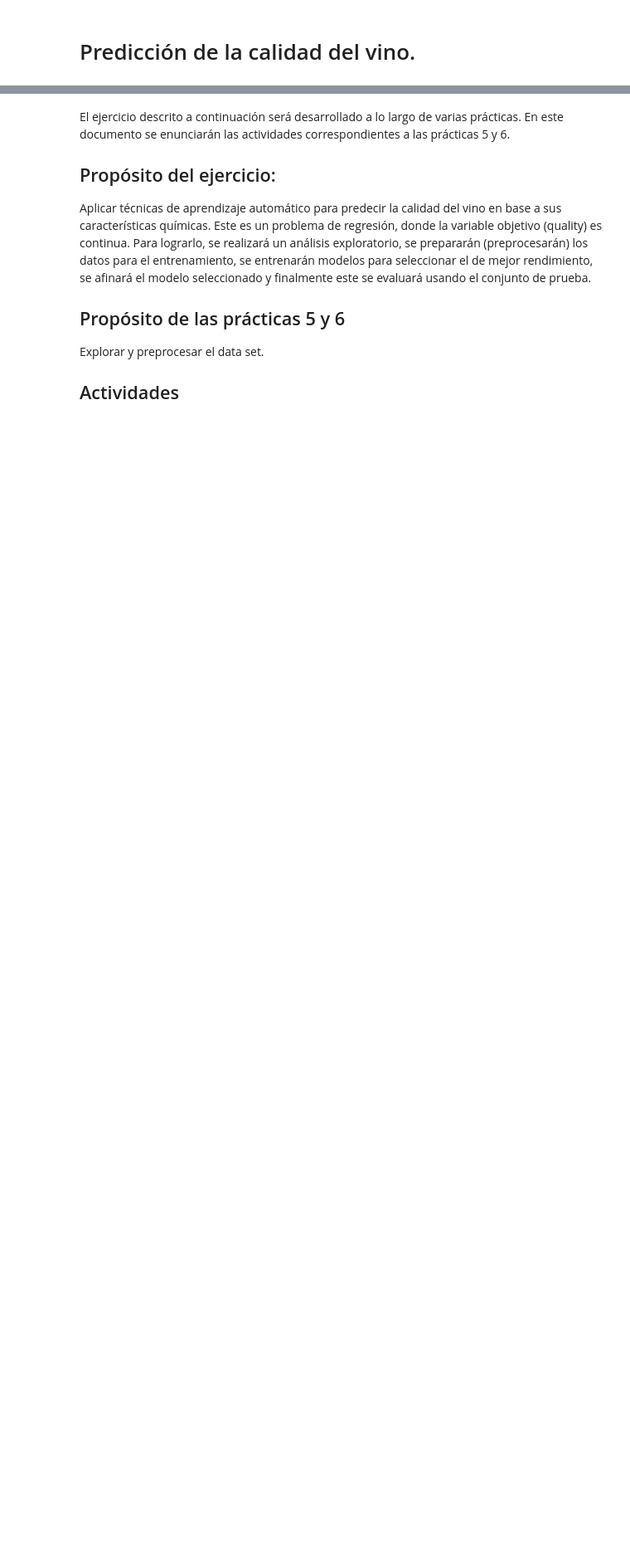
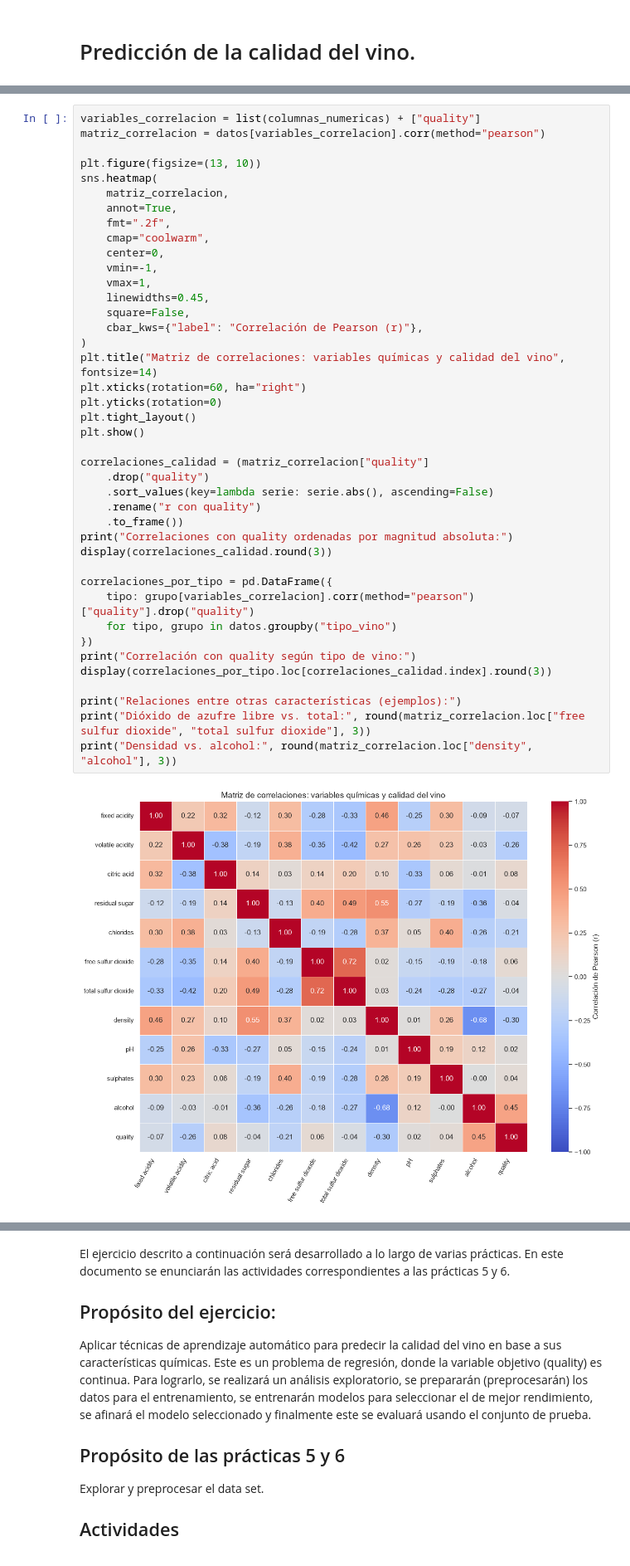
Before and after one commit to JB1302/Big-Data-G2, a Jupyter notebook: Tarea/Grupo2_SC707_Practica5-6_LN.ipynb, the cells around one changed output, grey strips where cells are left out. Shown at 83% size. Cells and saved outputs as stored; diff of their text form; blank space fills up the shorter version.

```diff
--- a/Tarea/Grupo2_SC707_Practica5-6_LN.ipynb
+++ b/Tarea/Grupo2_SC707_Practica5-6_LN.ipynb
@@ -6,0 +287,43 @@
+# %%
+variables_correlacion = list(columnas_numericas) + ["quality"]
+matriz_correlacion = datos[variables_correlacion].corr(method="pearson")
+
+plt.figure(figsize=(13, 10))
+sns.heatmap(
+    matriz_correlacion,
+    annot=True,
+    fmt=".2f",
+    cmap="coolwarm",
+    center=0,
+    vmin=-1,
+    vmax=1,
+    linewidths=0.45,
+    square=False,
+    cbar_kws={"label": "Correlación de Pearson (r)"},
+)
+plt.title("Matriz de correlaciones: variables químicas y calidad del vino", fontsize=14)
+plt.xticks(rotation=60, ha="right")
+plt.yticks(rotation=0)
+plt.tight_layout()
+plt.show()
+
+correlaciones_calidad = (matriz_correlacion["quality"]
+    .drop("quality")
+    .sort_values(key=lambda serie: serie.abs(), ascending=False)
+    .rename("r con quality")
+    .to_frame())
+print("Correlaciones con quality ordenadas por magnitud absoluta:")
+display(correlaciones_calidad.round(3))
+
+correlaciones_por_tipo = pd.DataFrame({
+    tipo: grupo[variables_correlacion].corr(method="pearson")["quality"].drop("quality")
+    for tipo, grupo in datos.groupby("tipo_vino")
+})
+print("Correlación con quality según tipo de vino:")
+display(correlaciones_por_tipo.loc[correlaciones_calidad.index].round(3))
+
+print("Relaciones entre otras características (ejemplos):")
+print("Dióxido de azufre libre vs. total:", round(matriz_correlacion.loc["free sulfur dioxide", "total sulfur dioxide"], 3))
+print("Densidad vs. alcohol:", round(matriz_correlacion.loc["density", "alcohol"], 3))
+# %% [output]
+[figure, added]
```
Also changed, not shown: parts of 22 cells of this notebook.
